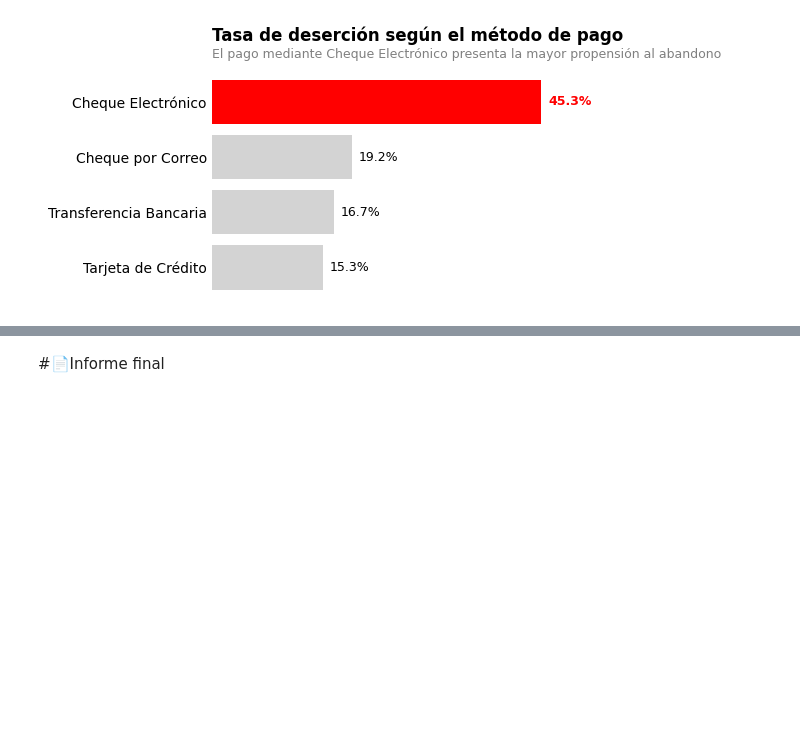
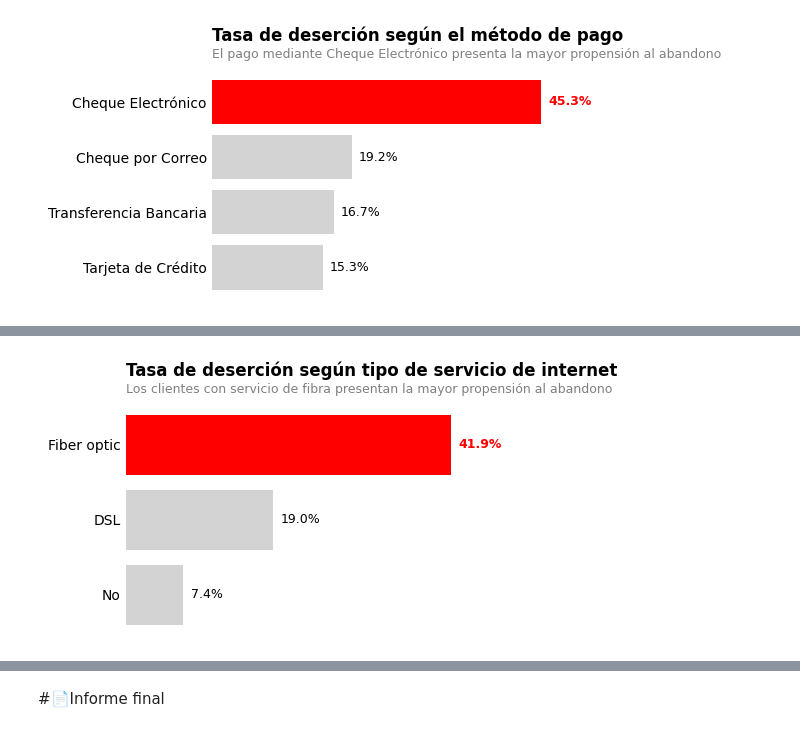
Before and after one commit to EddersonPR/challenge-telecom-x, a Jupyter notebook: TelecomX_LATAM.ipynb, the cells around one changed output, grey strips where cells are left out. Saved outputs shown, nothing was run; the diff lists cells and outputs as text; code cells hidden in the pictures; blank space fills up the shorter version.

```diff
--- a/TelecomX_LATAM.ipynb
+++ b/TelecomX_LATAM.ipynb
@@ -1351,0 +1354,14 @@ plt.show()
+# %%
+servicioInternet_propension = (
+    df.groupby('Servicio_Internet')['Desercion']
+      .value_counts(normalize=True)
+      .unstack()
+)
+
+#pareja_propension.index = pareja_propension.index.map({
+    #0: 'Sin Pareja',
+    #1: 'Con Pareja'
+#})
+
+servicioInternet_propension.columns = ['No Desertó', 'Desertó']
+servicioInternet_propension
@@ -1351,0 +1374,61 @@ plt.show()
+# %%
+from matplotlib.colors import Normalize
+fig, ax = plt.subplots(figsize=(5,3))
+
+# Datos: SOLO desertores
+deserto = servicioInternet_propension['Desertó'].sort_values(ascending=True)
+
+# Colores (resaltamos el máximo)
+colors = [
+    'red' if v == deserto.max() else 'lightgray'
+    for v in deserto
+]
+
+# Barras horizontales
+ax.barh(
+    deserto.index,
+    deserto.values,
+    color=colors
+)
+
+# Estilo ejecutivo
+ax.set_frame_on(False)
+ax.set_xlim(0, deserto.max() + 0.08)
+
+ax.xaxis.set_visible(False)
+ax.tick_params(axis='x', which='both', size=0)
+ax.tick_params(axis='y', which='both', size=0)
+
+# Título
+ax.set_title(
+    'Tasa de deserción según tipo de servicio de internet',
+    loc='left',
+    weight='bold',
+    pad=20
+)
+
+# Subtítulo
+ax.text(
+    0.0, 1.05,
+    'Los clientes con servicio de fibra presentan la mayor propensión al abandono',
+    transform=ax.transAxes,
+    ha='left',
+    fontsize=9,
+    color='gray'
+)
+
+# Etiquetas de porcentaje
+for i, v in enumerate(deserto.values):
+    ax.text(
+        v + 0.01,
+        i,
+        f'{v*100:.1f}%',
+        va='center',
+        fontsize=9,
+        color='red' if v == deserto.max() else 'black',
+        weight='bold' if v == deserto.max() else 'normal'
+    )
+
+plt.show()
+# %% [output]
+[figure, added]
```
Also changed, not shown: parts of 12 cells of this notebook.
